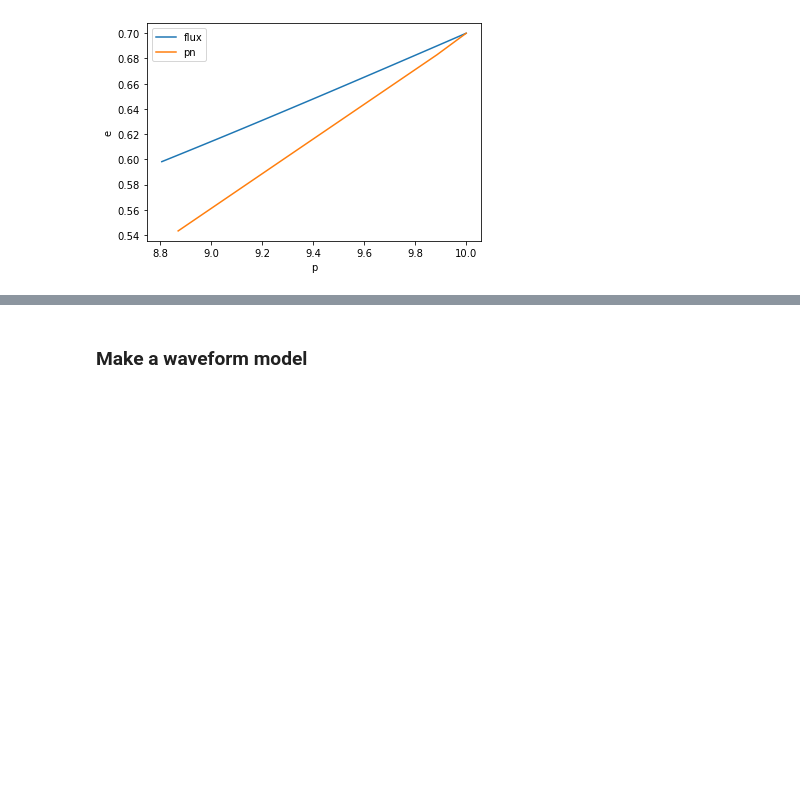
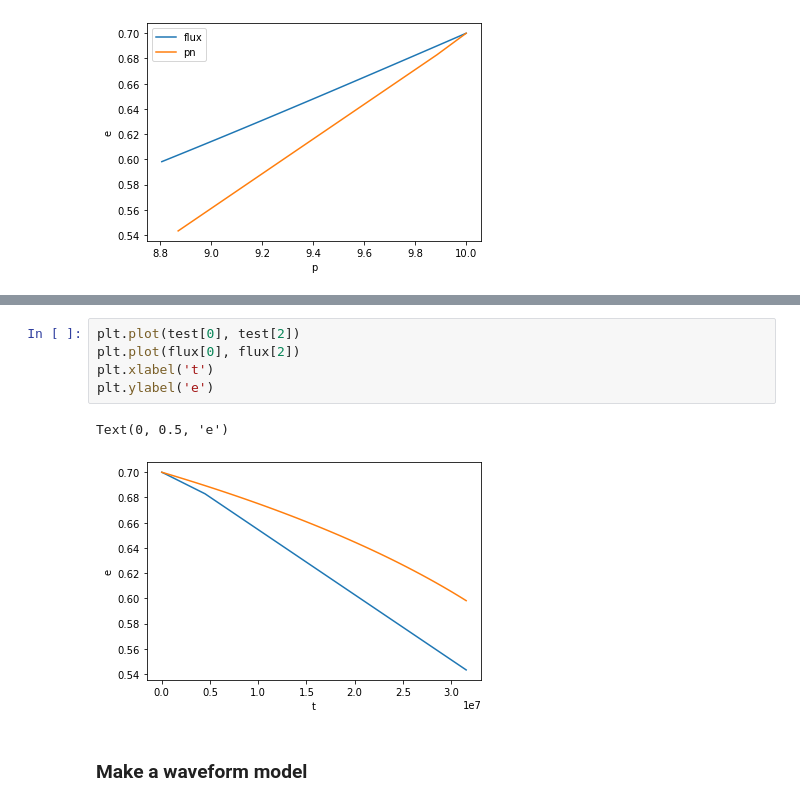
Before and after one commit to CChapmanbird/FastEMRIWaveforms, a Jupyter notebook: docs/doctrees/nbsphinx/tutorial/SchwarzschildEccentricWaveform_intro.ipynb, the cells around one changed output, grey strips where cells are left out. Saved outputs shown, nothing was run; the diff lists cells and outputs as text; blank space fills up the shorter version.

```diff
--- a/docs/doctrees/nbsphinx/tutorial/SchwarzschildEccentricWaveform_intro.ipynb
+++ b/docs/doctrees/nbsphinx/tutorial/SchwarzschildEccentricWaveform_intro.ipynb
@@ -1000,3 +1005,11 @@ flux[1][0], p[0]
+# %%
+plt.plot(test[0], test[2])
+plt.plot(flux[0], flux[2])
+plt.xlabel('t')
+plt.ylabel('e')
+# %% [output]
+Text(0, 0.5, 'e')
+[figure, added]
 # %% [markdown]
 ### Make a waveform model
 # %% [markdown]
```
Also changed, not shown: parts of 11 cells of this notebook, 14 other files.
